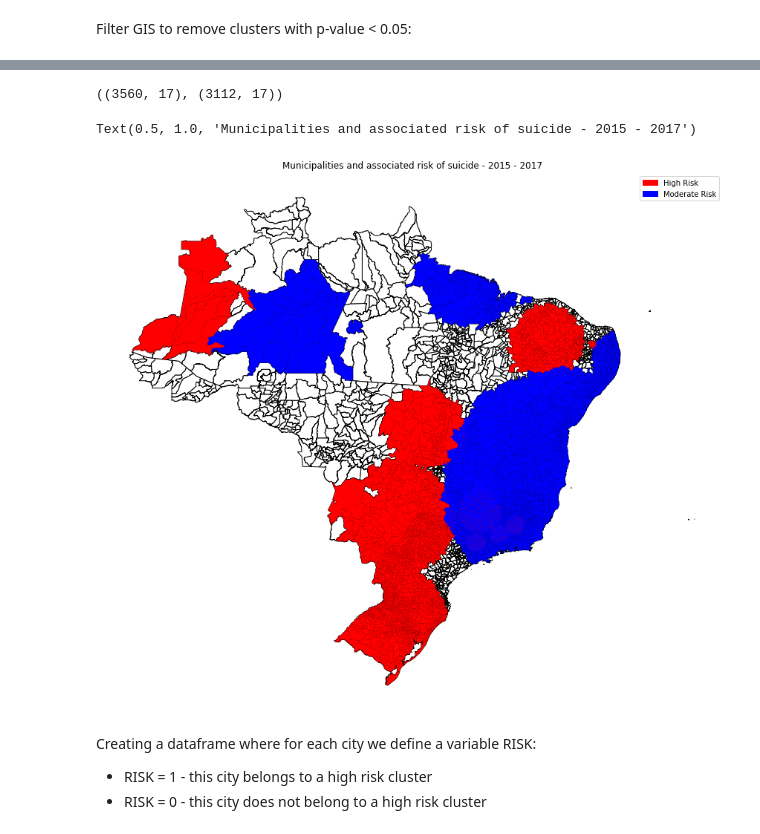
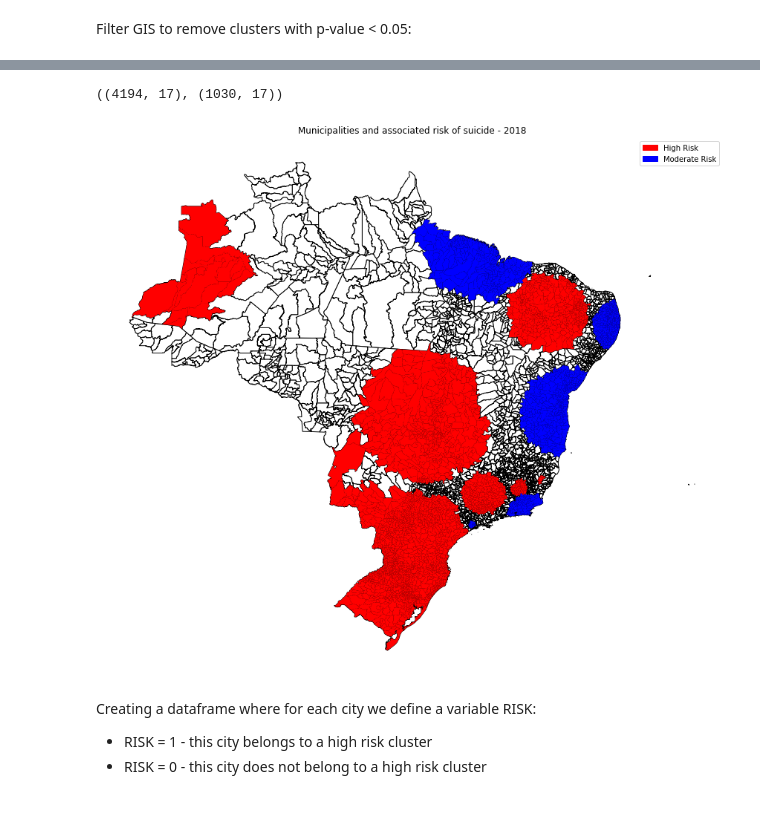
Before and after one commit to pypas/suicities-datasus, a Jupyter notebook: SatScan/satscan.ipynb, the cells around one changed output, grey strips where cells are left out. Saved outputs shown, nothing was run; the diff lists cells and outputs as text; code cells hidden in the pictures.

```diff
--- a/SatScan/satscan.ipynb
+++ b/SatScan/satscan.ipynb
@@ -61,7 +60,7 @@ Let's highlight the municipalities inside the clusters.
 # %% [markdown]
 Read GIS file:
 # %%
-gis = gpd.read_file('output_spatial_analysis_2015_2017/Suicide-SAT.gis.shp')
+gis = gpd.read_file('output_spatial_analysis_2018/Suicide-SAT.gis.shp')
 # %% [markdown]
 Filter GIS to remove clusters with p-value < 0.05:
 # %%
@@ -78,31 +77,30 @@ gis.head()
 # %%
 gis[gis['CLU_RR'] > 1.].shape, gis[gis['CLU_RR'] < 1.].shape
 # %% [output]
-((3560, 17), (3112, 17))
+((4194, 17), (1030, 17))
 # %%
 def remove_last_digit(x):
     return np.floor(x.astype(int) / 10).astype(int)
 # %%
 fig, ax = plt.subplots(figsize=(15,15))
 gd.plot(ax=ax, color="white", edgecolor='black')
 
 mun_risk_ids = gis[gis['CLU_RR'] > 1.0]['LOC_ID'].astype(int).tolist()
 gd_risk = gd[remove_last_digit(gd['CD_GEOCMU']).apply(lambda x: x in mun_risk_ids)]
 plot_risk = gd_risk.plot(ax=ax, color="red")
 
 mun_moderate_ids = gis[gis['CLU_RR'] < 1.0]['LOC_ID'].astype(int).tolist()
 gd_moderate = gd[remove_last_digit(gd['CD_GEOCMU']).apply(lambda x: x in mun_moderate_ids)]
 plot_moderate = gd_moderate.plot(ax=ax, color="blue")
 
 red_patch = mpatches.Patch(color='red', label='High Risk')
 blue_patch = mpatches.Patch(color='blue', label='Moderate Risk')
 plt.legend(handles=[red_patch, blue_patch])
 plt.axis('off')
-plt.title("Municipalities and associated risk of suicide - 2015 - 2017")
-#plt.savefig('municipalities_risk_2015_2017.png')
+plt.title("Municipalities and associated risk of suicide - 2018")
+plt.savefig('municipalities_risk_2018.png')
 # %% [output]
-Text(0.5, 1.0, 'Municipalities and associated risk of suicide - 2015 - 2017')
-[figure, old version]
+[figure, new version]
 # %% [markdown]
 Creating a dataframe where for each city we define a variable RISK:
 
```
Also changed, not shown: parts of 5 cells of this notebook, 49 other files.
